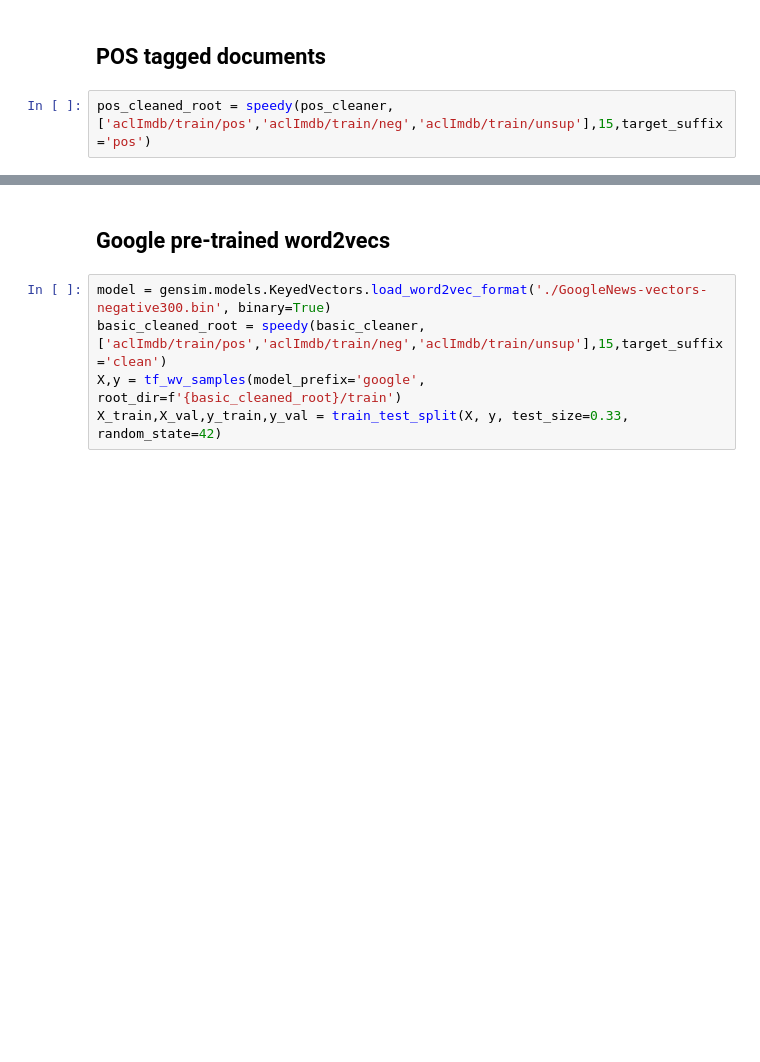
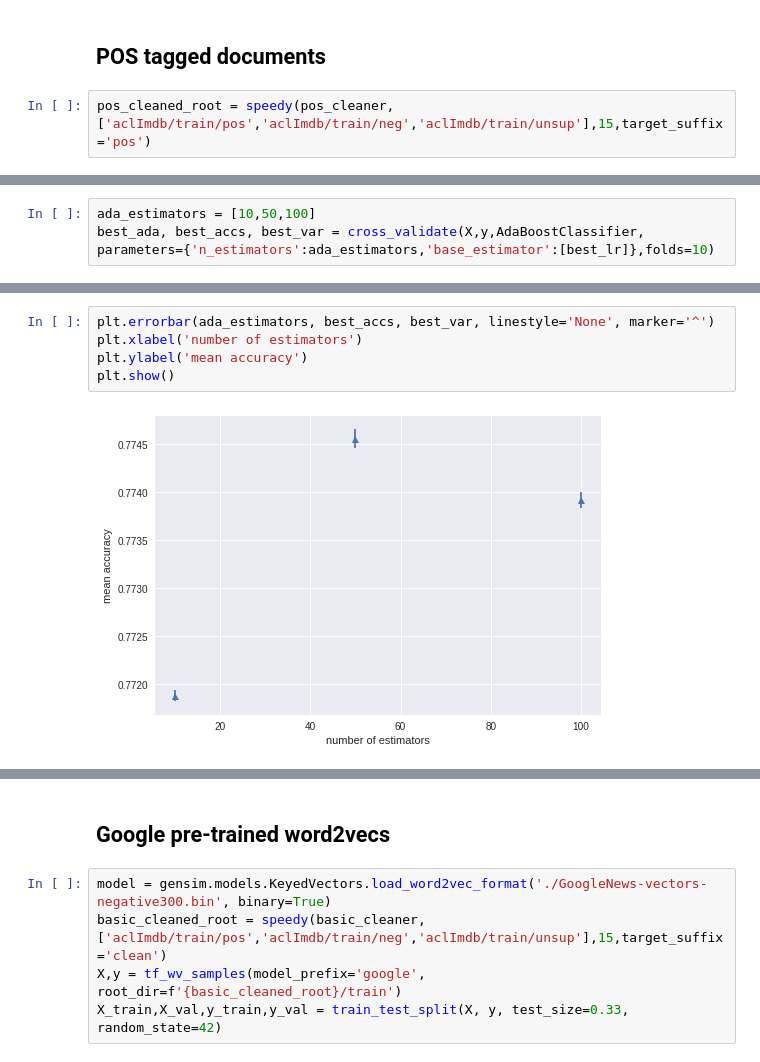
Before and after one commit to mohamedmahmoud97/imdb-sentiment-analysis, a Jupyter notebook: Comparison and Exploration.ipynb, the cells around one changed output, grey strips where cells are left out. Drawn from its saved outputs; the diff is of its cells as text; blank space fills up the shorter version.

```diff
--- a/Comparison and Exploration.ipynb
+++ b/Comparison and Exploration.ipynb
@@ -331,0 +245,3 @@ np.mean(clf.predict(X_val) == y_val)
+# %%
+ada_estimators = [10,50,100]
+best_ada, best_accs, best_var = cross_validate(X,y,AdaBoostClassifier, parameters={'n_estimators':ada_estimators,'base_estimator':[best_lr]},folds=10)
@@ -331,0 +267,7 @@ np.mean(clf.predict(X_val) == y_val)
+# %%
+plt.errorbar(ada_estimators, best_accs, best_var, linestyle='None', marker='^')
+plt.xlabel('number of estimators')
+plt.ylabel('mean accuracy')
+plt.show()
+# %% [output]
+[figure, added]
```
Also changed, not shown: parts of 26 cells of this notebook, 4 other files.
